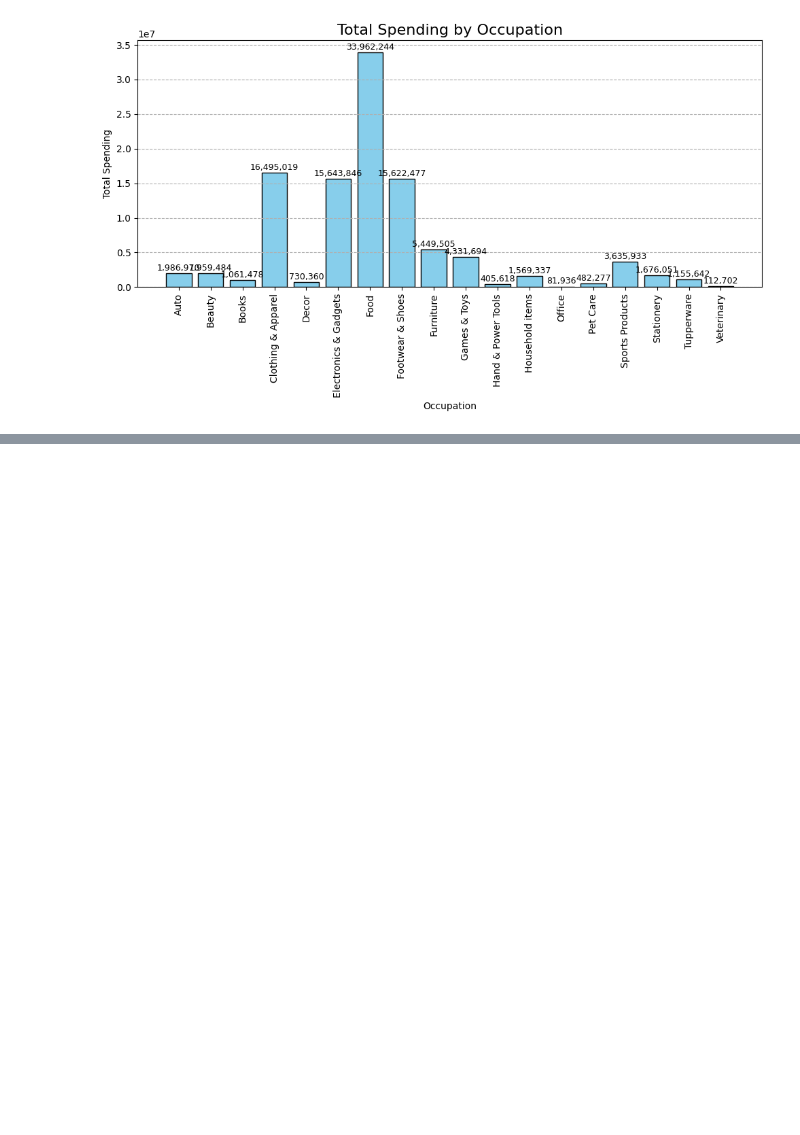
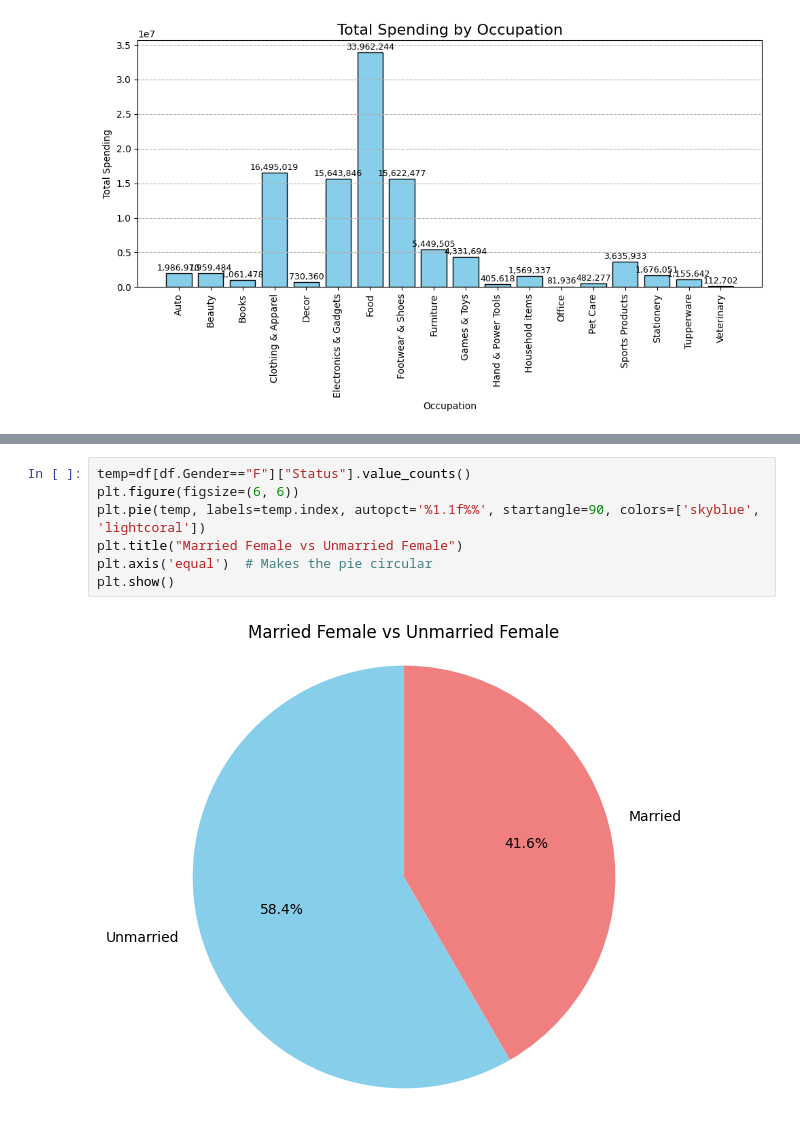
Before and after one commit to Samarthcreator/Data-Analytic-Project, a Jupyter notebook: Diwali_sales_Analysis.ipynb, the cells around one changed output, grey strips where cells are left out. Cells and saved outputs as stored; diff of their text form; blank space fills up the shorter version.

```diff
--- a/Diwali_sales_Analysis.ipynb
+++ b/Diwali_sales_Analysis.ipynb
@@ -343,0 +337,9 @@ plt.show()
+# %%
+temp=df[df.Gender=="F"]["Status"].value_counts()
+plt.figure(figsize=(6, 6))
+plt.pie(temp, labels=temp.index, autopct='%1.1f%%', startangle=90, colors=['skyblue', 'lightcoral'])
+plt.title("Married Female vs Unmarried Female")
+plt.axis('equal')  # Makes the pie circular
+plt.show()
+# %% [output]
+[figure, added]
```
Also changed, not shown: parts of 7 cells of this notebook.
